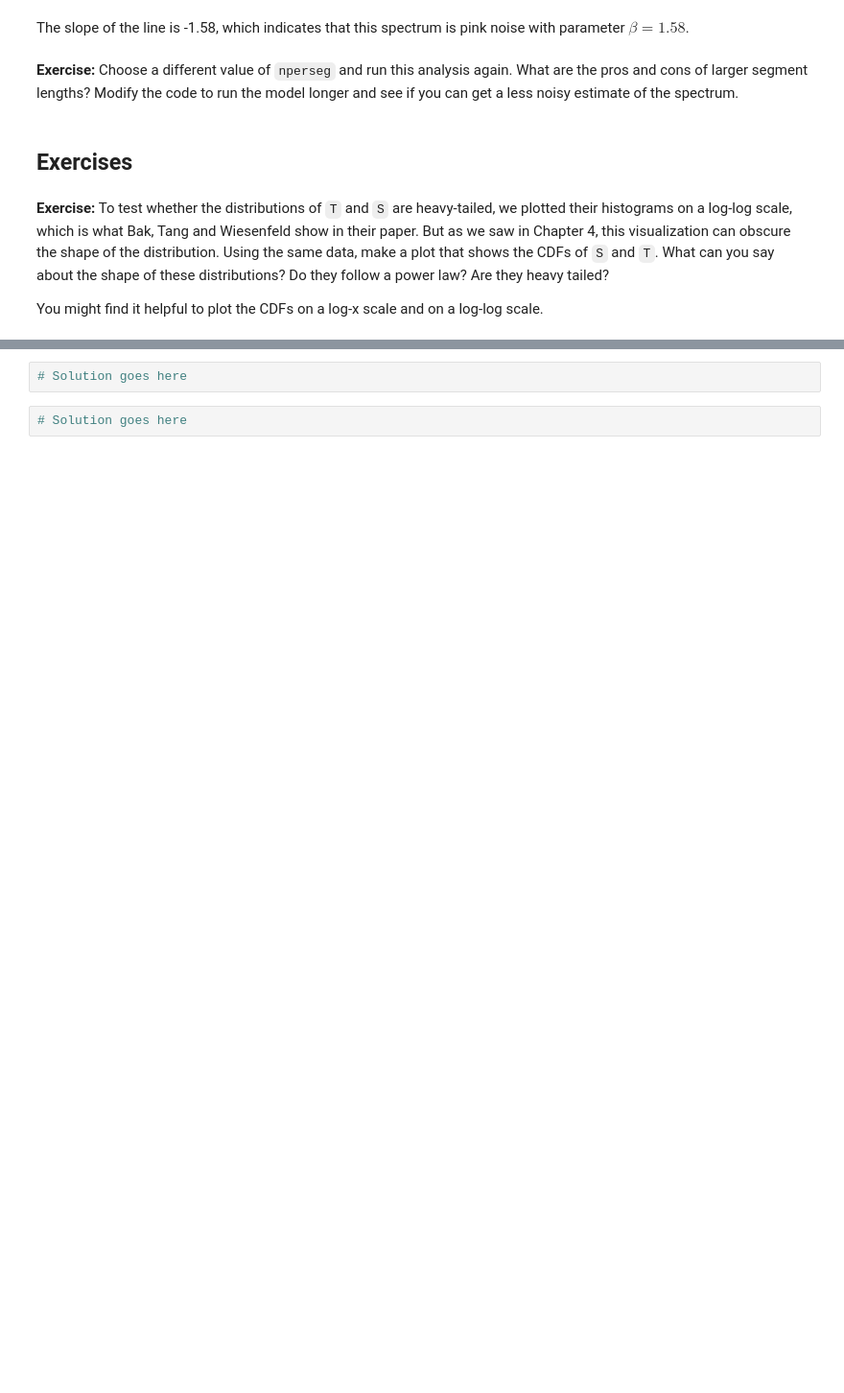
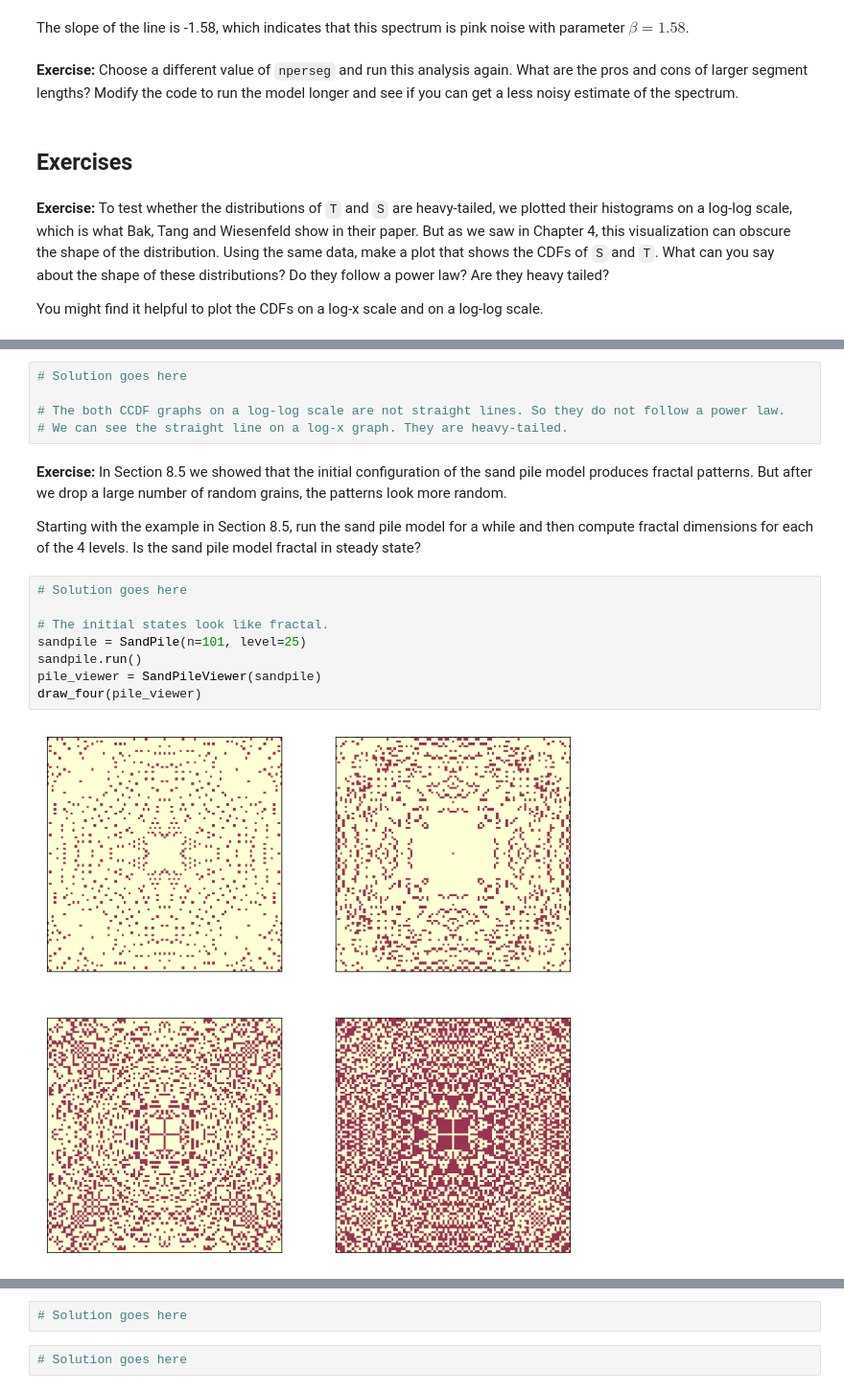
Before and after one commit to ailuropoda0/ThinkComplexity2, a Jupyter notebook: code/chap08mine.ipynb, the cells around one changed output, grey strips where cells are left out. Shown: that part at 96% size. Saved outputs shown, nothing was run; the diff lists cells and outputs as text; blank space fills up the shorter version.

```diff
--- a/code/chap08mine.ipynb
+++ b/code/chap08mine.ipynb
@@ -405,0 +444,19 @@ You might find it helpful to plot the CDFs on a log-x scale and on a log-log sca
+# %%
+# Solution goes here
+
+# The both CCDF graphs on a log-log scale are not straight lines. So they do not follow a power law.
+# We can see the straight line on a log-x graph. They are heavy-tailed.
+# %% [markdown]
+**Exercise:** In Section 8.5 we showed that the initial configuration of the sand pile model produces fractal patterns.  But after we drop a large number of random grains, the patterns look more random.
+
+Starting with the example in Section 8.5, run the sand pile model for a while and then compute fractal dimensions for each of the 4 levels.  Is the sand pile model fractal in steady state?
+# %%
+# Solution goes here
+
+# The initial states look like fractal.
+sandpile = SandPile(n=101, level=25)
+sandpile.run()
+pile_viewer = SandPileViewer(sandpile)
+draw_four(pile_viewer)
+# %% [output]
+[figure, added]
```
Also changed, not shown: parts of 39 cells of this notebook.
